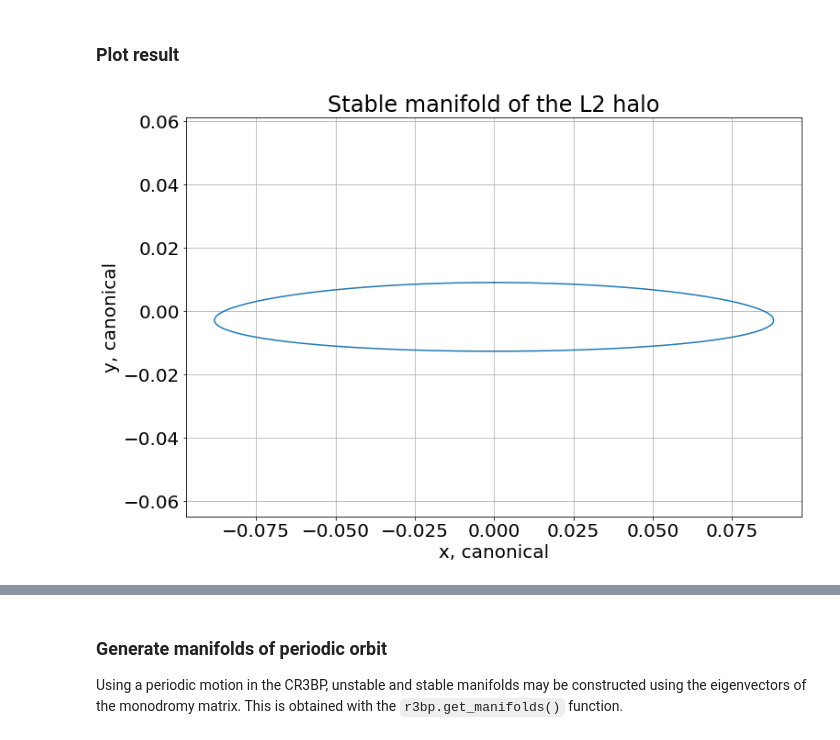
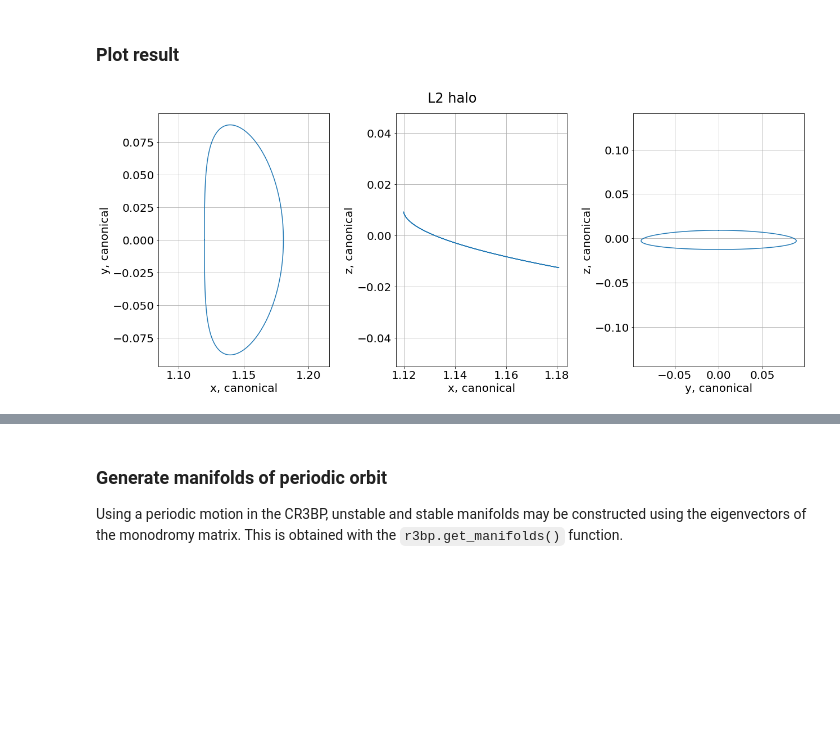
Before and after one commit to Yuricst/polaris, a Jupyter notebook: examples/ex_ThreeBody.ipynb, the cells around one changed output, grey strips where cells are left out. Cells and saved outputs as stored; diff of their text form; code cells hidden in the pictures; blank space fills up the shorter version.

```diff
--- a/examples/ex_ThreeBody.ipynb
+++ b/examples/ex_ThreeBody.ipynb
@@ -70,16 +70,23 @@ Here, we consider a halo orbit of a known initial state and period. This is prop
 prop0 = prop.propagate_cr3bp(param_earth_moon.mu, state_conv, p_conv)
 # %% [markdown]
 ### Plot result
-# %%
-plt.rcParams["font.size"] = 20
-fig, ax = plt.subplots(1,1, figsize=(12,8))
-ax.plot(prop0["ys"], prop0["zs"])
-ax.set(xlabel='x, canonical', ylabel='y, canonical', title='Stable manifold of the L2 halo')
-plt.grid(True)
-plt.axis("equal")
-plt.show()
-# %% [output]
-[figure, removed]
+# %%
+plt.rcParams["font.size"] = 20
+fig, axs = plt.subplots(1, 3, figsize=(18, 8))
+axs[0].plot(prop0["xs"], prop0["ys"])
+axs[0].set(xlabel='x, canonical', ylabel='y, canonical')
+axs[1].plot(prop0["xs"], prop0["zs"])
+axs[1].set(xlabel='x, canonical', ylabel='z, canonical')
+axs[2].plot(prop0["ys"], prop0["zs"])
+axs[2].set(xlabel='y, canonical', ylabel='z, canonical')
+for idx in range(3):
+    axs[idx].grid(True)
+    axs[idx].axis("equal")
+plt.suptitle('L2 halo')
+plt.tight_layout(rect=[0, 0.01, 1, 1.03])
+plt.show()
+# %% [output]
+[figure, added]
 # %%
 data = [prop0["xs"], prop0["ys"], prop0["zs"]]
 df = pd.DataFrame(data, index=['xs', 'ys', 'zs']).T
```
Also changed, not shown: parts of 3 cells of this notebook, 15 other files.
